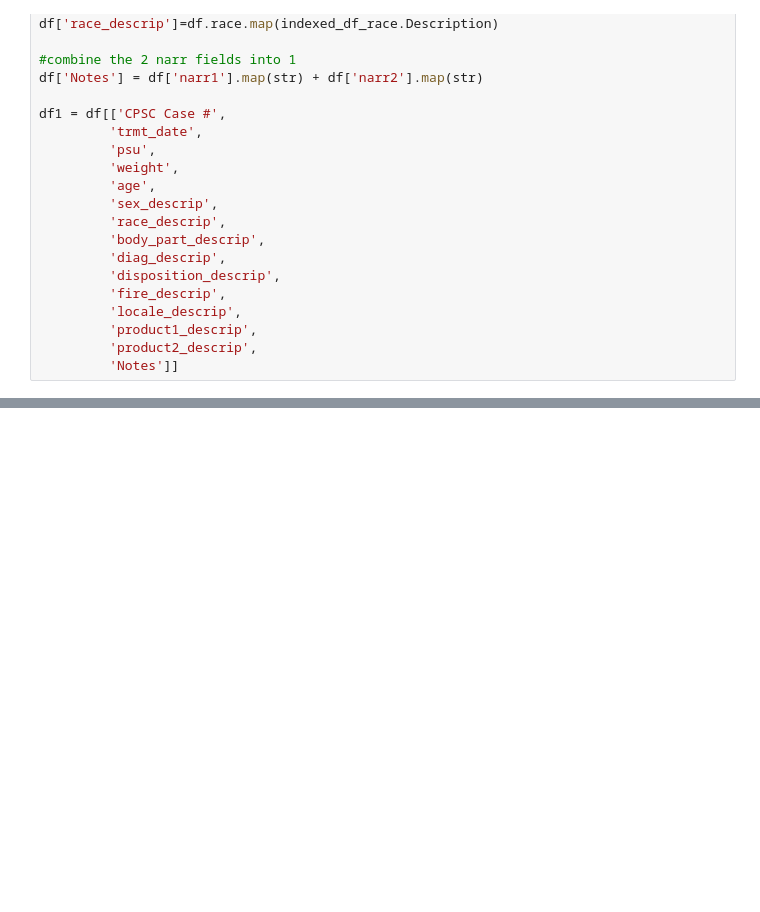
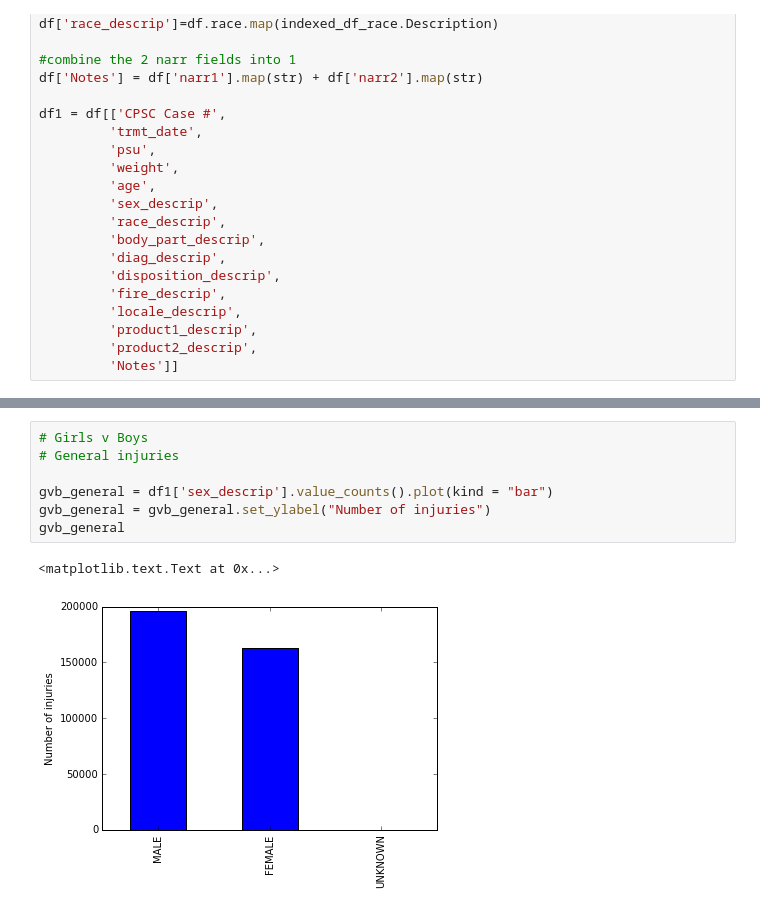
Before and after one commit to pzhou11/MIDS, a Jupyter notebook: Python_Project2/Jen2.ipynb, the cells around one changed output, grey strips where cells are left out. Saved outputs shown, nothing was run; the diff lists cells and outputs as text; blank space fills up the shorter version.

```diff
--- a/Python_Project2/Jen2.ipynb
+++ b/Python_Project2/Jen2.ipynb
@@ -115,0 +160,10 @@ df1 = df[['CPSC Case #',
+# %%
+# Girls v Boys
+# General injuries
+
+gvb_general = df1['sex_descrip'].value_counts().plot(kind = "bar")
+gvb_general = gvb_general.set_ylabel("Number of injuries")
+gvb_general
+# %% [output]
+<matplotlib.text.Text at 0x...>
+[figure, added]
```
Also changed, not shown: parts of 11 cells of this notebook.
